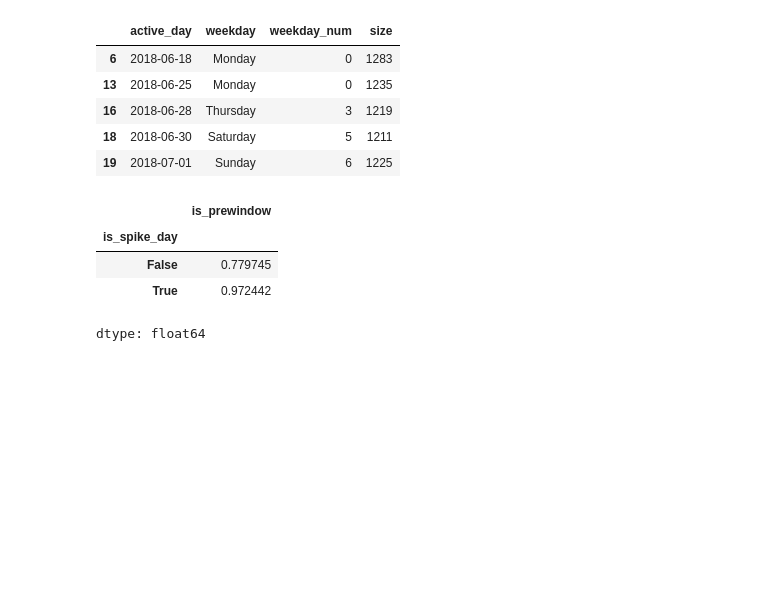
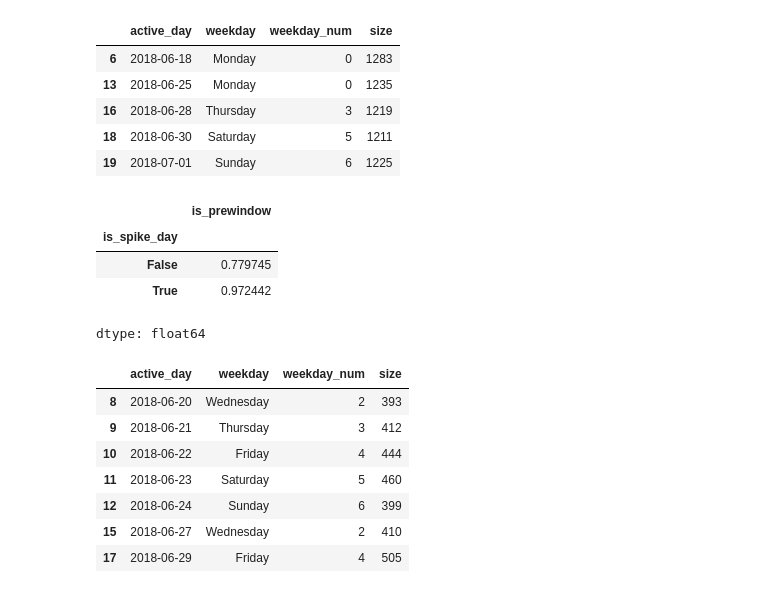
Before and after one commit to Adir-Amar/FloodIt-product-analytics, a Jupyter notebook: notebooks/02_retention_analysis.ipynb, the cells around one changed output. Drawn from its saved outputs; the diff is of its cells as text; code cells hidden in the pictures; blank space fills up the shorter version.

```diff
--- a/notebooks/02_retention_analysis.ipynb
+++ b/notebooks/02_retention_analysis.ipynb
@@ -469,3 +467,16 @@ user_journal.groupby('is_spike_day')['is_prewindow'].mean()
 | False | 0.779745 |
 | True | 0.972442 |
 dtype: float64
+# %%
+interleaved_candidates = pd.to_datetime(['2018-06-20', '2018-06-21', '2018-06-22', '2018-06-23', '2018-06-24', '2018-06-27', '2018-06-29'])
+
+active_days_daily_logs[active_days_daily_logs['active_day'].isin(interleaved_candidates)]
+# %% [output]
+|  | active_day | weekday | weekday_num | size |
+| 8 | 2018-06-20 | Wednesday | 2 | 393 |
+| 9 | 2018-06-21 | Thursday | 3 | 412 |
+| 10 | 2018-06-22 | Friday | 4 | 444 |
+| 11 | 2018-06-23 | Saturday | 5 | 460 |
+| 12 | 2018-06-24 | Sunday | 6 | 399 |
+| 15 | 2018-06-27 | Wednesday | 2 | 410 |
+| 17 | 2018-06-29 | Friday | 4 | 505 |
```
Also changed, not shown: parts of 3 cells of this notebook.
